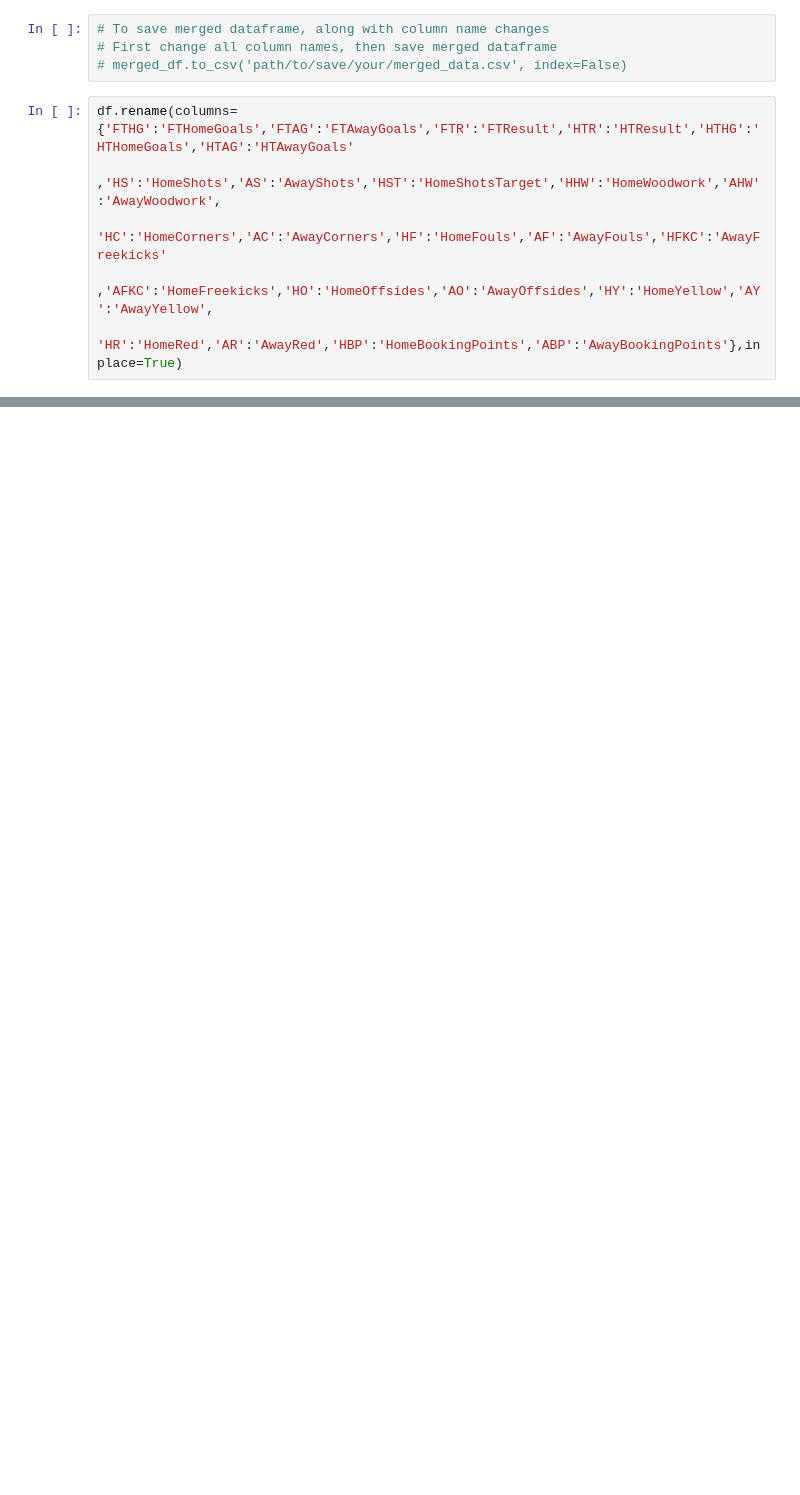
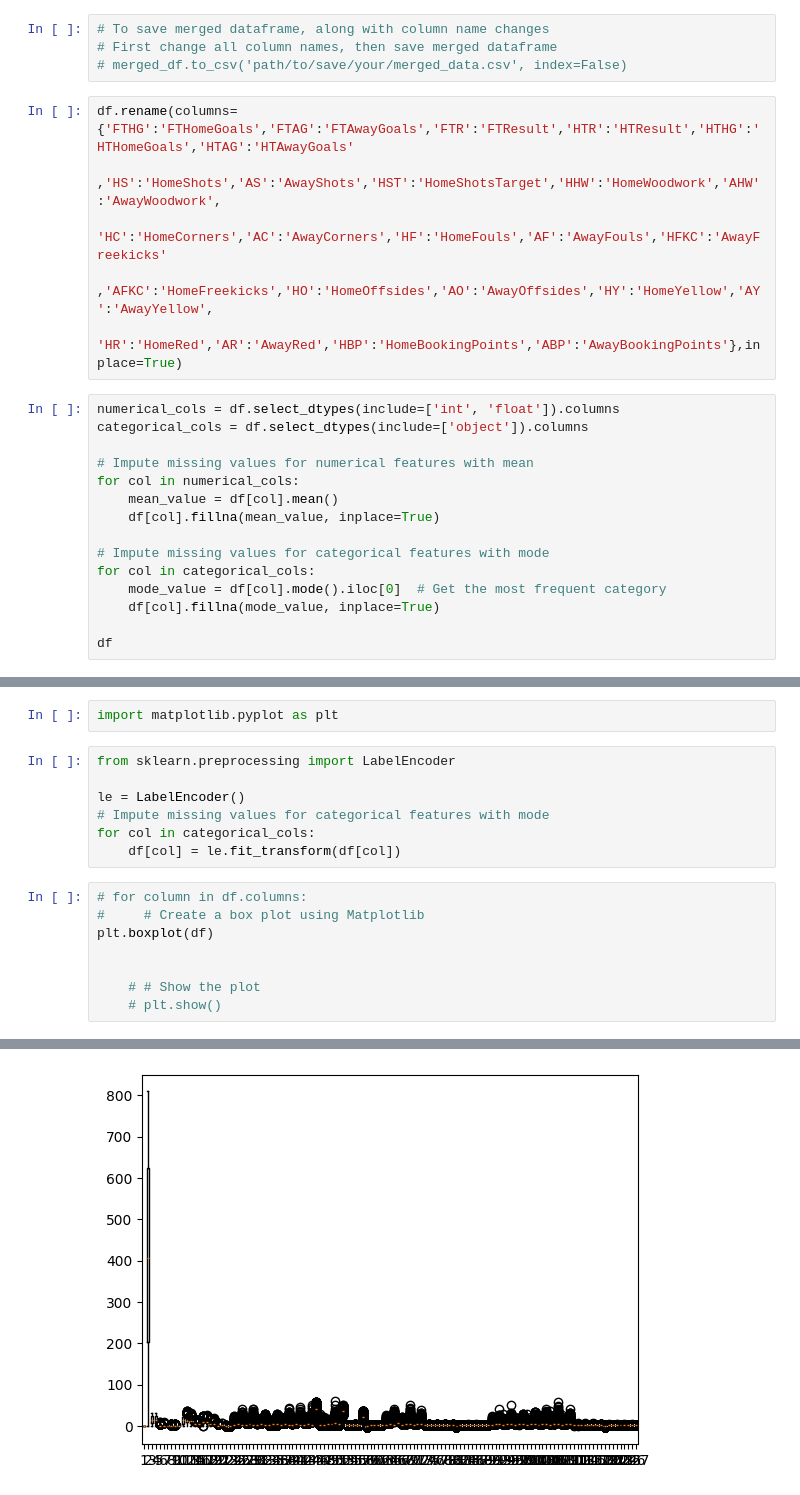
Before and after one commit to maharshi0706/Machine-Learning-Mini-Project, a Jupyter notebook: Data Cleaning/dataset.ipynb, the cells around one changed output, grey strips where cells are left out. Drawn from its saved outputs; the diff is of its cells as text; blank space fills up the shorter version.

Commit message:
replacing missing values and begin outliers

```diff
--- a/Data Cleaning/dataset.ipynb
+++ b/Data Cleaning/dataset.ipynb
@@ -31,3 +31,18 @@ df.rename(columns={'FTHG':'FTHomeGoals','FTAG':'FTAwayGoals','FTR':'FTResult','H
                         'HC':'HomeCorners','AC':'AwayCorners','HF':'HomeFouls','AF':'AwayFouls','HFKC':'AwayFreekicks'
                         ,'AFKC':'HomeFreekicks','HO':'HomeOffsides','AO':'AwayOffsides','HY':'HomeYellow','AY':'AwayYellow',
                         'HR':'HomeRed','AR':'AwayRed','HBP':'HomeBookingPoints','ABP':'AwayBookingPoints'},inplace=True)
+# %%
+numerical_cols = df.select_dtypes(include=['int', 'float']).columns
+categorical_cols = df.select_dtypes(include=['object']).columns
+
+# Impute missing values for numerical features with mean
+for col in numerical_cols:
+    mean_value = df[col].mean()
+    df[col].fillna(mean_value, inplace=True)
+
+# Impute missing values for categorical features with mode
+for col in categorical_cols:
+    mode_value = df[col].mode().iloc[0]  # Get the most frequent category
+    df[col].fillna(mode_value, inplace=True)
+
+df
@@ -33,0 +78,18 @@ df.rename(columns={'FTHG':'FTHomeGoals','FTAG':'FTAwayGoals','FTR':'FTResult','H
+# %%
+import matplotlib.pyplot as plt
+# %%
+from sklearn.preprocessing import LabelEncoder
+
+le = LabelEncoder()
+# Impute missing values for categorical features with mode
+for col in categorical_cols:
+    df[col] = le.fit_transform(df[col])
+# %%
+# for column in df.columns:
+#     # Create a box plot using Matplotlib
+plt.boxplot(df)
+
+
+    # # Show the plot
+    # plt.show()
+# %% [output]
@@ -33,0 +113 @@ df.rename(columns={'FTHG':'FTHomeGoals','FTAG':'FTAwayGoals','FTR':'FTResult','H
+[figure, added]
```
Also changed, not shown: parts of 4 cells of this notebook.
